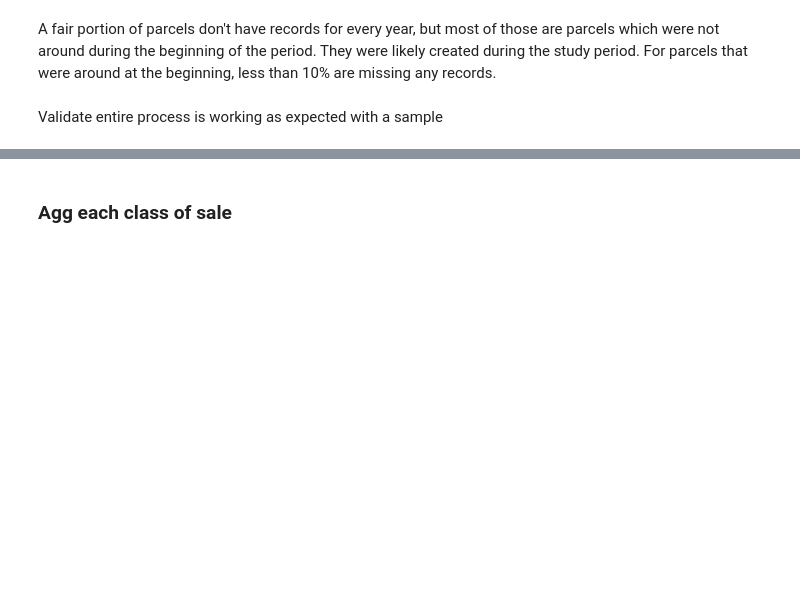
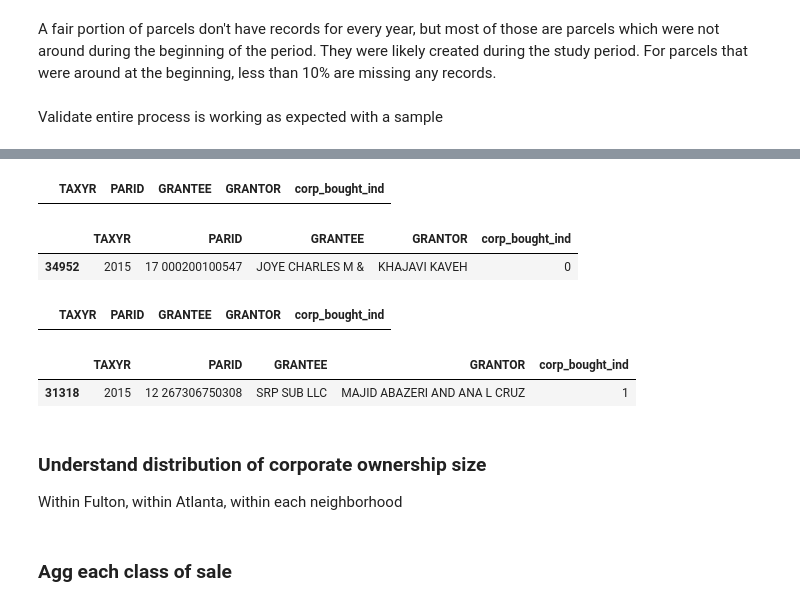
Before and after one commit to Nicholas-Polimeni/wealth-loss-sfr, a Jupyter notebook: analysis.ipynb, the cells around one changed output, grey strips where cells are left out. Cells and saved outputs as stored; diff of their text form; code cells hidden in the pictures; blank space fills up the shorter version.

```diff
--- a/analysis.ipynb
+++ b/analysis.ipynb
@@ -996,0 +1051,16 @@ govt += fulton_sales_all[
+# %%
+# Validate continued; only last should have been bought by a corp from ind
+display(fulton_sales_all[fulton_sales_all["PARID"] == "14 001100110161"][["TAXYR", "PARID", "GRANTEE", "GRANTOR", "corp_bought_ind"]])
+display(fulton_sales_all[fulton_sales_all["PARID"] == "17 000200100547"][["TAXYR", "PARID", "GRANTEE", "GRANTOR", "corp_bought_ind"]])
+display(fulton_sales_all[fulton_sales_all["PARID"] == "14 017500110080"][["TAXYR", "PARID", "GRANTEE", "GRANTOR", "corp_bought_ind"]])
+display(fulton_sales_all[fulton_sales_all["PARID"] == "12 267306750308"][["TAXYR", "PARID", "GRANTEE", "GRANTOR", "corp_bought_ind"]])
+# %% [output]
+|  | TAXYR | PARID | GRANTEE | GRANTOR | corp_bought_ind |
+|  | TAXYR | PARID | GRANTEE | GRANTOR | corp_bought_ind |
+| 34952 | 2015 | 17 000200100547 | JOYE CHARLES M & | KHAJAVI KAVEH | 0 |
+|  | TAXYR | PARID | GRANTEE | GRANTOR | corp_bought_ind |
+|  | TAXYR | PARID | GRANTEE | GRANTOR | corp_bought_ind |
+| 31318 | 2015 | 12 267306750308 | SRP SUB LLC | MAJID ABAZERI AND ANA L CRUZ | 1 |
+# %% [markdown]
+### Understand distribution of corporate ownership size
+Within Fulton, within Atlanta, within each neighborhood
```
Also changed, not shown: parts of 27 cells of this notebook.
